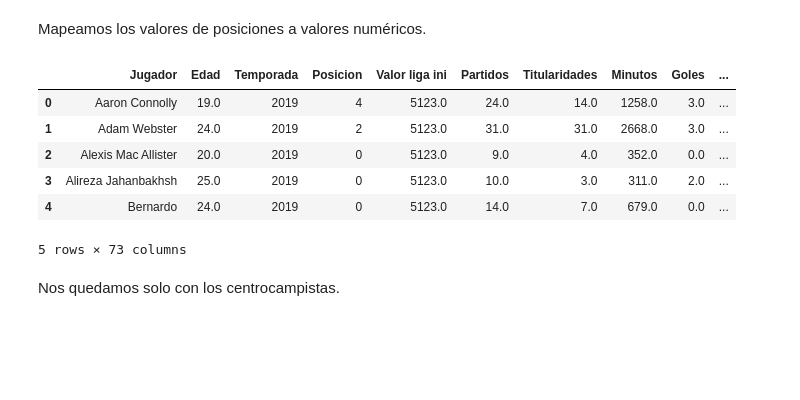
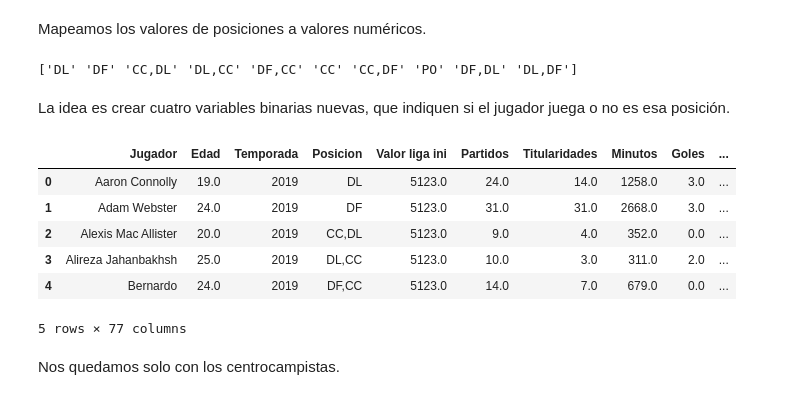
Before and after one commit to JMMelcrack/Predictive-models-applied-to-the-analysis-of-professional-footballers-wages, a Jupyter notebook: OnlyMidfieldTraining.ipynb, the cells around one changed output. Saved outputs shown, nothing was run; the diff lists cells and outputs as text; code cells hidden in the pictures; blank space fills up the shorter version.

```diff
--- a/OnlyMidfieldTraining.ipynb
+++ b/OnlyMidfieldTraining.ipynb
@@ -3,37 +3,33 @@ import pandas as pd
 
 # Exportamos datos
 
-data_sucio_xy = pd.read_csv('csv/DataFinal.csv')
+data_xy = pd.read_csv('csv/DataFinal.csv')
 # %% [markdown]
 # 1. Preprocesado de los datos
 # %% [markdown]
 Mapeamos los valores de posiciones a valores numéricos.
-# %%
-# Mapeamos las posiciones
-
-# Diccionario de asignación de valores
-mapeo_posiciones = {
-  'PO': 1,  # Asigna 1 a la posición "PO"
-  'DF': 2,  # Asigna 2 a la posición "DF"
-  'CC': 3,  # Asigna 3 a la posición "CC"
-  'DL': 4,  # Asigna 4 a la posición "DL"
-}
-
-# Función para asignar valores
-def asignar_valor(pos):
-  valores = mapeo_posiciones.get(pos, 0) # Asigna valores o 0 si no se encuentra en el diccionario
-  return valores
-
-# Reemplaza la columna 'Posicion' por los valores asignados
-data_sucio_xy['Posicion'] = data_sucio_xy['Posicion'].apply(asignar_valor)
-data_sucio_xy.head()
-# %% [output]
-|  | Jugador | Edad | Temporada | Posicion | Valor liga ini | Partidos | Titularidades | Minutos | Goles | ... |
-| 0 | Aaron Connolly | 19.0 | 2019 | 4 | 5123.0 | 24.0 | 14.0 | 1258.0 | 3.0 | ... |
-| 1 | Adam Webster | 24.0 | 2019 | 2 | 5123.0 | 31.0 | 31.0 | 2668.0 | 3.0 | ... |
-| 2 | Alexis Mac Allister | 20.0 | 2019 | 0 | 5123.0 | 9.0 | 4.0 | 352.0 | 0.0 | ... |
-| 3 | Alireza Jahanbakhsh | 25.0 | 2019 | 0 | 5123.0 | 10.0 | 3.0 | 311.0 | 2.0 | ... |
-| 4 | Bernardo | 24.0 | 2019 | 0 | 5123.0 | 14.0 | 7.0 | 679.0 | 0.0 | ... |
-5 rows × 73 columns
+# %%
+unique_values = data_xy['Posicion'].unique()
+print(unique_values)
+# %% [output]
+['DL' 'DF' 'CC,DL' 'DL,CC' 'DF,CC' 'CC' 'CC,DF' 'PO' 'DF,DL' 'DL,DF']
+# %% [markdown]
+La idea es crear cuatro variables binarias nuevas, que indiquen si el jugador juega o no es esa posición.
+# %%
+# Codificamos las posiciones
+data_xy['Posicion_1'] = data_xy['Posicion'].str.contains('PO') # Verdadero si el jugador es portero
+data_xy['Posicion_2'] = data_xy['Posicion'].str.contains('DF') # Verdadero si el jugador es defensa
+data_xy['Posicion_3'] = data_xy['Posicion'].str.contains('CC') # Verdadero si el jugador es centrocampista
+data_xy['Posicion_4'] = data_xy['Posicion'].str.contains('DL') # Verdadero si el jugador es delantero
+
+data_xy.head()
+# %% [output]
+|  | Jugador | Edad | Temporada | Posicion | Valor liga ini | Partidos | Titularidades | Minutos | Goles | ... |
+| 0 | Aaron Connolly | 19.0 | 2019 | DL | 5123.0 | 24.0 | 14.0 | 1258.0 | 3.0 | ... |
+| 1 | Adam Webster | 24.0 | 2019 | DF | 5123.0 | 31.0 | 31.0 | 2668.0 | 3.0 | ... |
+| 2 | Alexis Mac Allister | 20.0 | 2019 | CC,DL | 5123.0 | 9.0 | 4.0 | 352.0 | 0.0 | ... |
+| 3 | Alireza Jahanbakhsh | 25.0 | 2019 | DL,CC | 5123.0 | 10.0 | 3.0 | 311.0 | 2.0 | ... |
+| 4 | Bernardo | 24.0 | 2019 | DF,CC | 5123.0 | 14.0 | 7.0 | 679.0 | 0.0 | ... |
+5 rows × 77 columns
 # %% [markdown]
 Nos quedamos solo con los centrocampistas.
```
Also changed, not shown: parts of 9 cells of this notebook, 2 other files.
